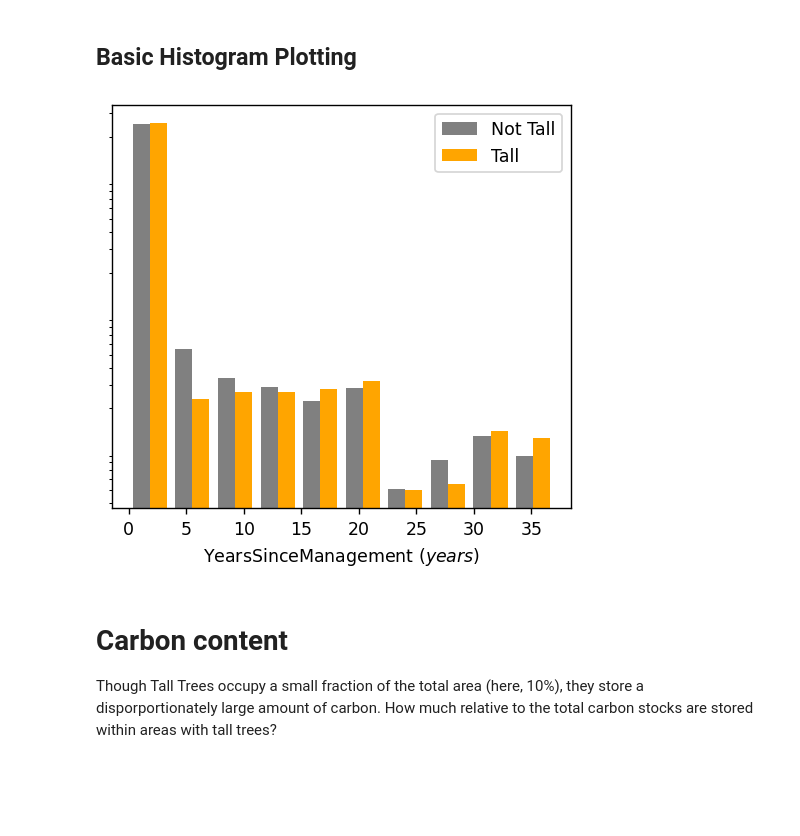
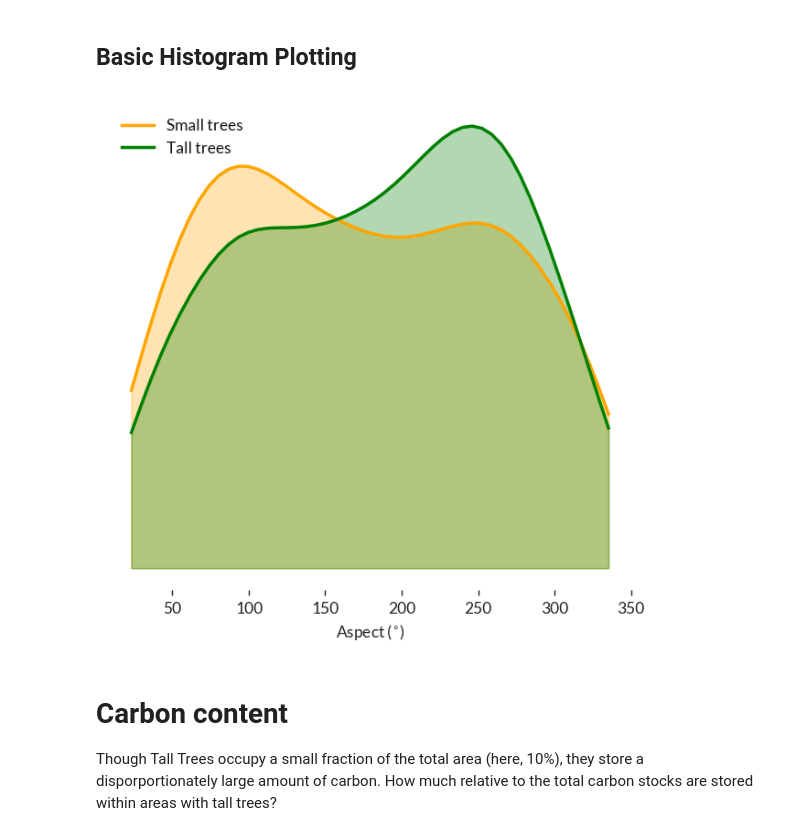
Before and after one commit to forestobservatory/cfo-big-trees, a Jupyter notebook: notebooks/PlotEnvironmentThreatsAndOpportunities.ipynb, the cells around one changed output. Cells and saved outputs as stored; diff of their text form; code cells hidden in the pictures; blank space fills up the shorter version.

Commit message:
updated paths and new rasters

```diff
--- a/notebooks/PlotEnvironmentThreatsAndOpportunities.ipynb
+++ b/notebooks/PlotEnvironmentThreatsAndOpportunities.ipynb
@@ -9,8 +24,12 @@ import matplotlib as mpl
 # %%
 # paths
-base = "/Users/christopher/data/bigtrees/"
-plots = base + "plots/"
-rasters = [
+base = "/Users/christopher/src/cfo-big-trees/data"
+
+plots = os.path.join(base, "plots")
+raster = os.path.join(base, "raster")
+vector = os.path.join(base, "vector")
+
+raster_paths = [
     "SierraEcoregion-Elevation-DEM-Summer-2020-00030m.tif",
     "SierraEcoregion-Disturbance-Management-2020-Summer-00030m.tif",
     "SierraEcoregion-Disturbance-TimeSinceFire-2020-Summer-00030m.tif",
@@ -25,7 +44,8 @@ rasters = [
     "ecoregion_model_rcp45_stdv.tif",
     "ecoregion_model_rcp85_stdv.tif",
 ]
-rasters = [base + raster for raster in rasters]
+rasters = [os.path.join(raster, path) for path in raster_paths]
+
 labels = [
     "Elevation",
     "Slope",
@@ -43,7 +63,7 @@ labels = [
     "SuitabilityRCP45STDV",
     "SuitabilityRCP85STDV",
 ]
-points = base + "point-samples-all.gpkg"
+points = os.path.join(vector, "point-samples-all.gpkg")
 # %% [markdown]
 ## Reading and cleaning data
 # %%
@@ -67,33 +177,39 @@ not_tall = df['IsTall'] == 0
 # %%
 # exploratory plotting
-var = 'YearsSinceManagement'
-units = 'years'
-labels = ["Not Tall", "Tall"]
+var = 'Aspect'
+units = '^{\circ}'
+labels = ["Small Trees", "Tall Trees"]
 colors = ["gray", "orange"]
 bins = 10
 
 # plotting
-plt.figure(figsize=(4,4), dpi=125)
-plt.hist(
+#plt.figure(figsize=(4,4), dpi=125)
+#plt.hist(
+#    [df[not_tall][var], df[is_tall][var]],
+#    density=True,
+#    color=colors,
+#    bins=bins,
+#    label=labels,
+#    log=False
+#)
+density_dist(
     [df[not_tall][var], df[is_tall][var]],
-    density=True,
-    color=colors,
-    bins=bins,
-    label=labels,
-    log=True
+    label=["Small trees", "Tall trees"],
+    colors=["orange", "green"],
+    ylabel=None,
 )
 
 # labels
 plt.xlabel(f"{var} (${units}$)")
 plt.ylabel(None)
 plt.yticks([], [])
 
 # figure
 plt.legend(fancybox=True)
 plt.tight_layout()
-plt.savefig(plots + f"hist-istall-{var}.png", dpi=150)
+plt.savefig(os.path.join(plots, f"hist-istall-{var}.png"), dpi=150)
 # %% [output]
-[figure, old version]
+[figure, new version]
 # %% [markdown]
 # Carbon content
 
```
Also changed, not shown: parts of 9 cells of this notebook, 3 other files.
